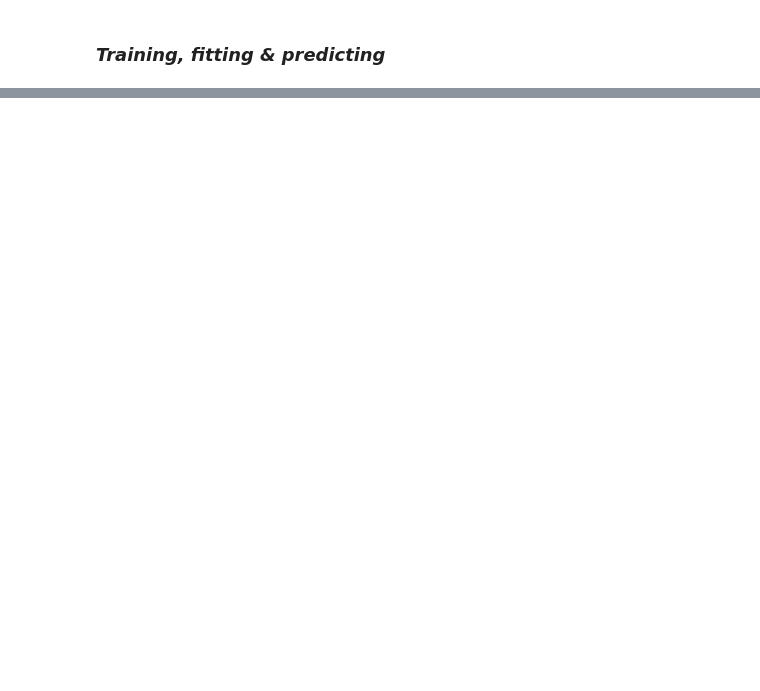
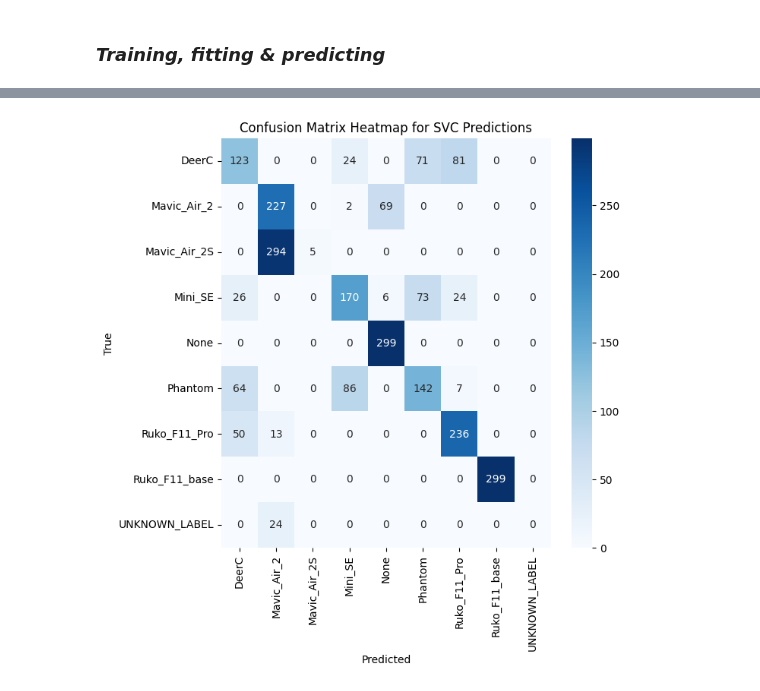
Before and after one commit to changerate/iq-classification-classical-models, a Jupyter notebook: rf_test.ipynb, the cells around one changed output, grey strips where cells are left out. Saved outputs shown, nothing was run; the diff lists cells and outputs as text; code cells hidden in the pictures; blank space fills up the shorter version.

```diff
--- a/rf_test.ipynb
+++ b/rf_test.ipynb
@@ -51,7 +76,7 @@ drone_csv_files = glob.glob(os.path.join(data_dir, "*.csv"))
 print(drone_csv_files)
 
 chunk_size = 10_000 # how many rows to hold in memory at a time
-every_n_rows = 100
+every_n_rows = 50
 
 # Example: sample windows with 50% overlap
 # window_size = 1024 # number of iq samples per chunk (window_size=1 is 1 sample, i,q)
@@ -67,5 +92,8 @@ window_size = 32_768 # number of iq samples per chunk (window_size=1 is 1 sample
 # step = 2048
 step = 1024
 # step = 512
+
+skipSVC = False
+skipRF = True
 # %% [output]
 ['./data/iqSamples_Ruko_F11_Pro.csv', './data/iqSamples_Phantom.csv', './data/iqSamples_Mini_SE.csv', './data/iqSamples_Mavic_Air_2_.csv', './data/iqSamples_Holystone_HS100.csv', './data/iqSamples_Ruk ...
@@ -245,0 +197,6 @@ plt.show()
+# %%
+# Fit and predict
+if not skipSVC:
+    SVCModel = SVC(kernel='rbf', C=10, gamma='scale', max_iter=160_000)  # tweak C/gamma as needed
+    SVCModel.fit(X_train, y_train)
+    y_pred = SVCModel.predict(X_test)
@@ -245,0 +283,19 @@ plt.show()
+# %%
+if not skipRF:
+    accuracy = accuracy_score(y_test, y_pred)
+    perc_accuracy = accuracy * 100
+    print(f"Accuracy: {perc_accuracy:.2f}%")
+    print()
+    print("The important vars: ")
+    print("window_size: ", window_size)
+    print("step: ", step)
+    print("every n rows: ", every_n_rows)
+    print("chunk size: ", chunk_size)
+    print()
+
+    cr = classification_report(y_test, y_pred)
+    cm = confusion_matrix(y_test, y_pred)
+    print(cr)
+    print(cm)
+
+    saveMetricsToFile('svc_metrics', perc_accuracy)
@@ -245,0 +320,14 @@ plt.show()
+# %%
+# Create a heatmap of the confusion matrix
+if not skipRF:
+    plt.figure(figsize=(7, 7))
+    sn.heatmap(cm, annot=True, fmt="d", cmap="Blues", xticklabels=np.unique(labels), yticklabels=np.unique(labels))
+
+    # Labels and title
+    plt.xlabel('Predicted')
+    plt.ylabel('True')
+    plt.title('Confusion Matrix Heatmap for SVC Predictions')
+
+    plt.show()
+# %% [output]
+[figure, added]
```
Also changed, not shown: parts of 25 cells of this notebook.
